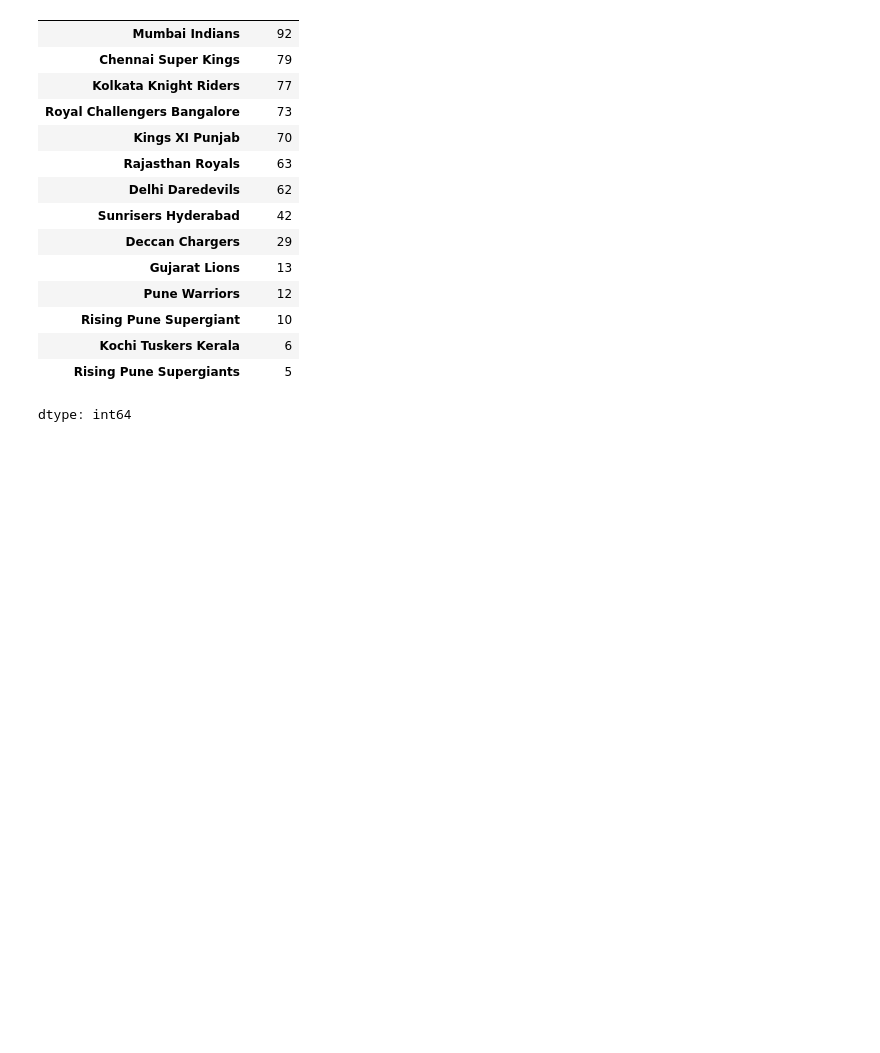
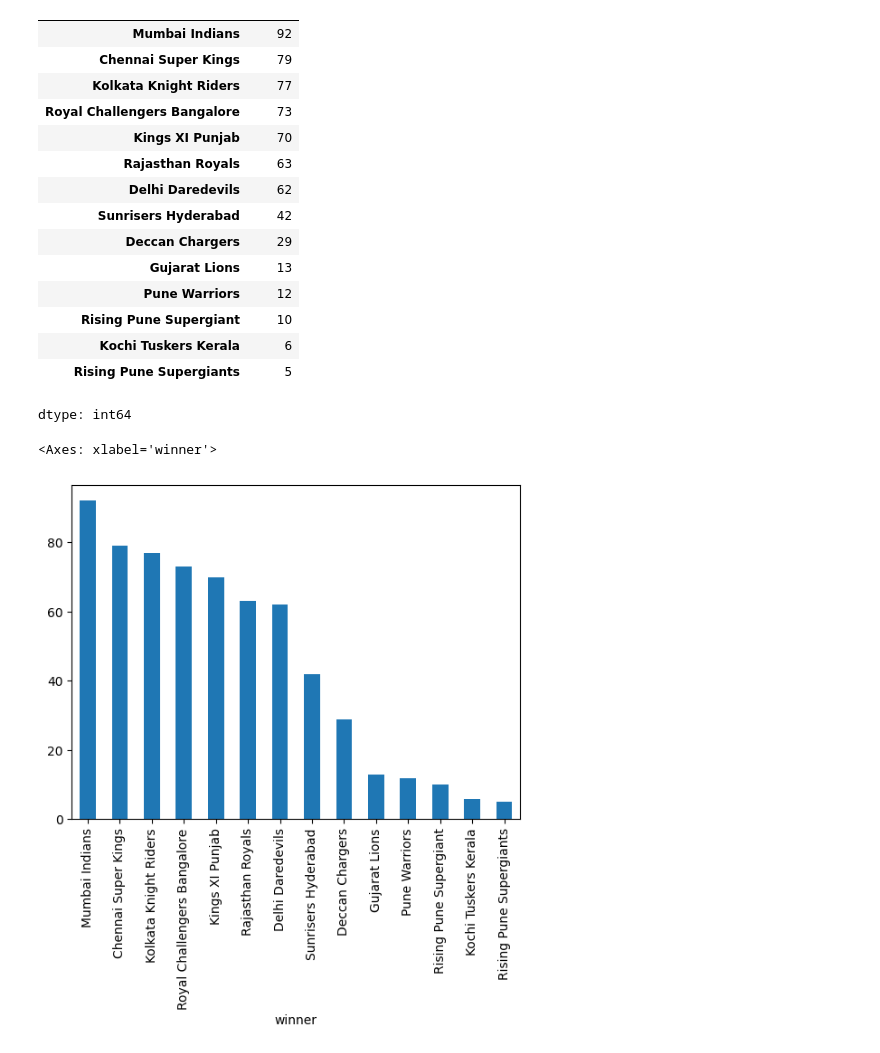
Before and after one commit to somaananta/learn_AI_with_som, a Jupyter notebook: iplanalysis.ipynb, the cells around one changed output. Saved outputs shown, nothing was run; the diff lists cells and outputs as text; code cells hidden in the pictures; blank space fills up the shorter version.

```diff
--- a/iplanalysis.ipynb
+++ b/iplanalysis.ipynb
@@ -278,0 +281,5 @@ dtype: int64
+# %%
+data['winner'].value_counts().plot(kind='bar')
+# %% [output]
+<Axes: xlabel='winner'>
+[figure, added]
```
Also changed, not shown: parts of 5 cells of this notebook.
